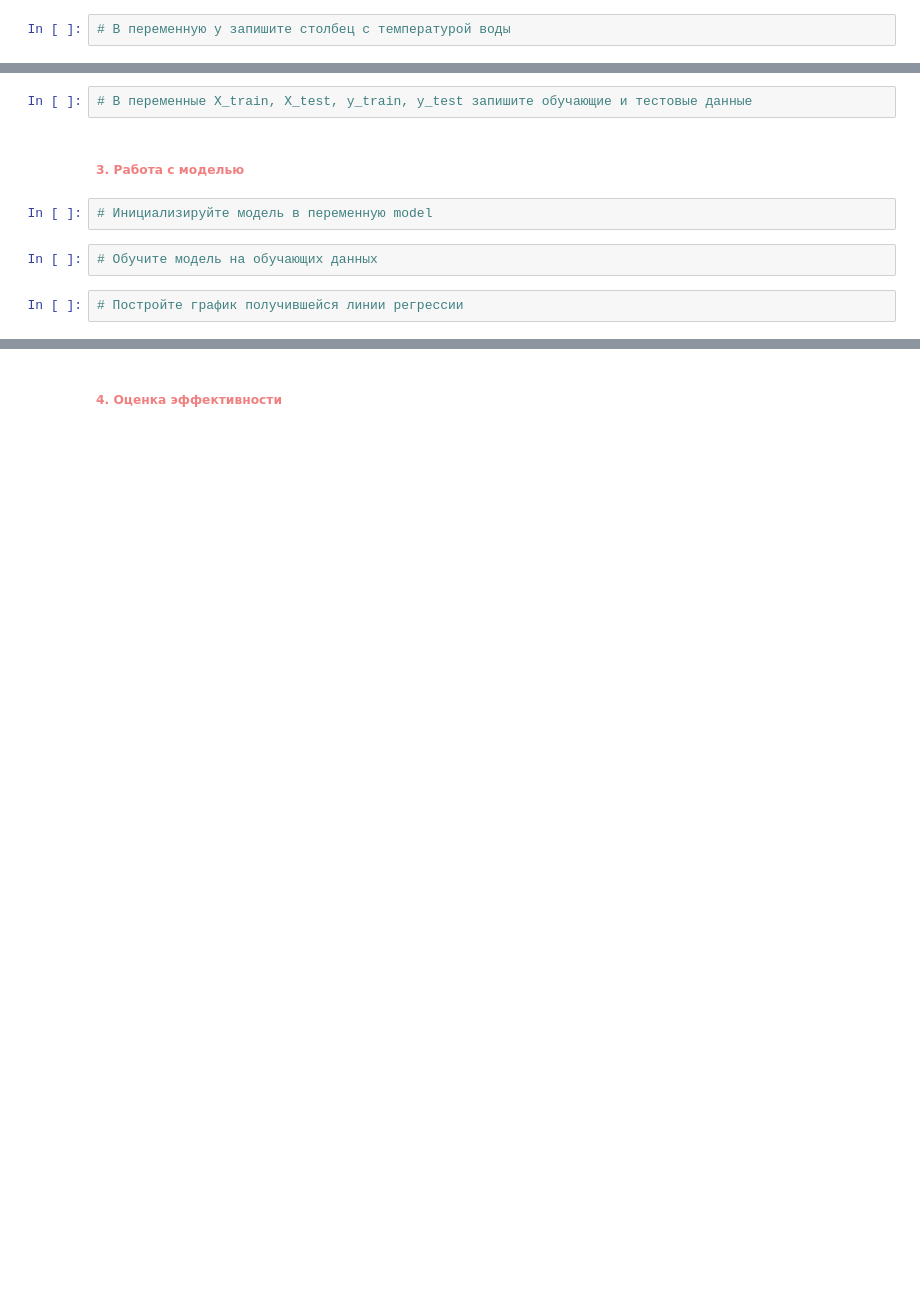
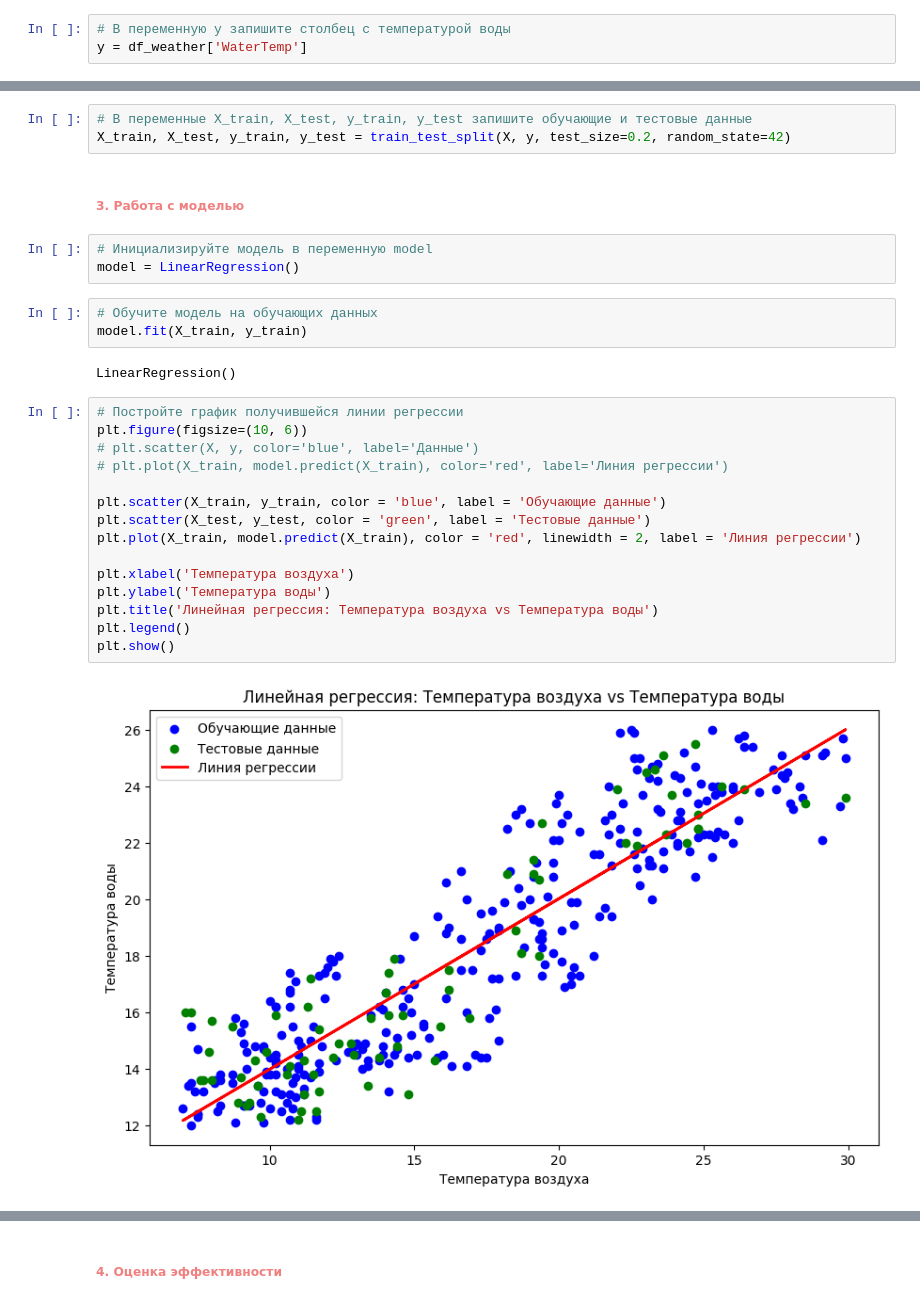
Before and after one commit to gggvitalii90/python_analytics_ich_120925, a Jupyter notebook: notebooks/Python for DA_PR21-for_students.ipynb, the cells around one changed output, grey strips where cells are left out. Drawn from its saved outputs; the diff is of its cells as text; blank space fills up the shorter version.

```diff
--- a/notebooks/Python for DA_PR21-for_students.ipynb
+++ b/notebooks/Python for DA_PR21-for_students.ipynb
@@ -36,17 +55,38 @@ from sklearn.metrics import mean_squared_error, r2_score, accuracy_score, classi
 # %%
 # В переменную y запишите столбец с температурой воды
+y = df_weather['WaterTemp']
 # %% [markdown]
 ##### <b><font color='lightcoral'>2. Разделение данных</font></b>
 Разделите датасет на тестовую и обучающую выборку.
 # %%
 # В переменные X_train, X_test, y_train, y_test запишите обучающие и тестовые данные
+X_train, X_test, y_train, y_test = train_test_split(X, y, test_size=0.2, random_state=42)
 # %% [markdown]
 ##### <b><font color='lightcoral'>3. Работа с моделью</font></b>
 # %%
 # Инициализируйте модель в переменную model
+model = LinearRegression()
 # %%
 # Обучите модель на обучающих данных
+model.fit(X_train, y_train)
+# %% [output]
+LinearRegression()
 # %%
 # Постройте график получившейся линии регрессии
+plt.figure(figsize=(10, 6))
+# plt.scatter(X, y, color='blue', label='Данные')
+# plt.plot(X_train, model.predict(X_train), color='red', label='Линия регрессии')
+
+plt.scatter(X_train, y_train, color = 'blue', label = 'Обучающие данные')
+plt.scatter(X_test, y_test, color = 'green', label = 'Тестовые данные')
+plt.plot(X_train, model.predict(X_train), color = 'red', linewidth = 2, label = 'Линия регрессии')
+
+plt.xlabel('Температура воздуха')
+plt.ylabel('Температура воды')
+plt.title('Линейная регрессия: Температура воздуха vs Температура воды')
+plt.legend()
+plt.show()
+# %% [output]
+[figure, added]
 # %%
 # Сделайте прогнозы для тестового набора в переменную y_pred
```
Also changed, not shown: parts of 41 cells of this notebook, 8 other files.
